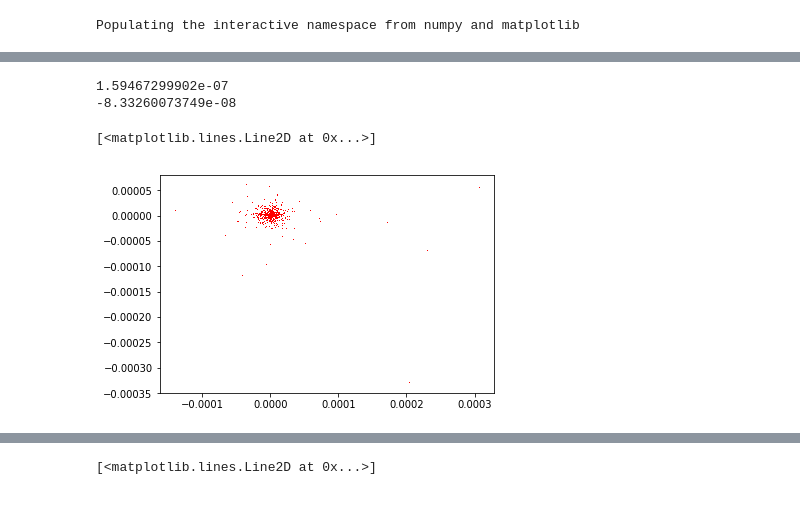
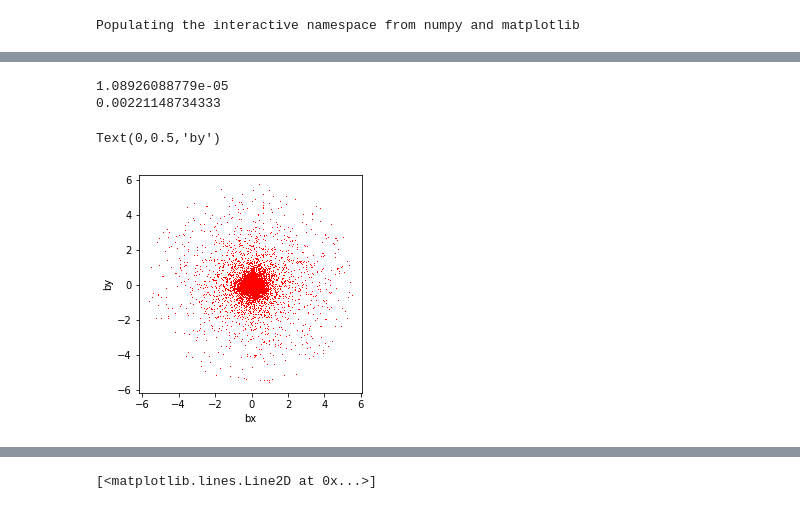
Before and after one commit to DriftingPig/MS_stars, a Jupyter notebook: MS_stars_north_empty.ipynb, the cells around one changed output, grey strips where cells are left out. Saved outputs shown, nothing was run; the diff lists cells and outputs as text; code cells hidden in the pictures.

```diff
--- a/MS_stars_north_empty.ipynb
+++ b/MS_stars_north_empty.ipynb
@@ -7,5 +11,5 @@ Populating the interactive namespace from numpy and matplotlib
 # %%
 #dr9g_south
-dr9g_south=fits.getdata('/global/cscratch1/sd/huikong/Obiwan/dr9/obiwan_out/dr9g_north_empty/subset/sim_dr9g_north_empty.fits')
+dr9g_south=fits.getdata('/global/cscratch1/sd/huikong/Obiwan/dr9/obiwan_out/dr9_wide/subset/sim_dr9_wide.fits')
 #dr9f_south
-#dr9f_south=fits.getdata('/global/cscratch1/sd/huikong/Obiwan/dr9/obiwan_out/dr9f_north/subset/sim_dr9f_north.fits')
+dr9f_south=fits.getdata('/global/cscratch1/sd/huikong/Obiwan/dr9/obiwan_out/dr9f_wide/subset/sim_dr9f_wide.fits')
@@ -16,10 +104,13 @@ dr9g_south['brickname'][111]
 # %%
 sel=dr9g_south['detected']
-print((dr9g_south[sel]['ra']-dr9g_south[sel]['sim_ra']).mean())
-print((dr9g_south[sel]['dec']-dr9g_south[sel]['sim_dec']).mean())
-plt.plot(dr9g_south[sel]['ra']-dr9g_south[sel]['sim_ra'],dr9g_south[sel]['dec']-dr9g_south[sel]['sim_dec'],'r,')
+plt.figure(figsize=(4,4))
+print((dr9g_south[sel]['bx']-dr9g_south[sel]['sim_bx']).mean())
+print((dr9g_south[sel]['by']-dr9g_south[sel]['sim_by']).mean())
+plt.plot(dr9g_south[sel]['bx']-dr9g_south[sel]['sim_bx'],dr9g_south[sel]['by']-dr9g_south[sel]['sim_by'],'r,')
+plt.xlabel('bx')
+plt.ylabel('by')
 # %% [output]
-1.59467299902e-07
--8.33260073749e-08
+1.08926088779e-05
+0.00221148734333
-[<matplotlib.lines.Line2D at 0x...>]
+Text(0,0.5,'by')
-[figure, old version]
+[figure, new version]
```
Also changed, not shown: parts of 17 cells of this notebook, 1 other file.
